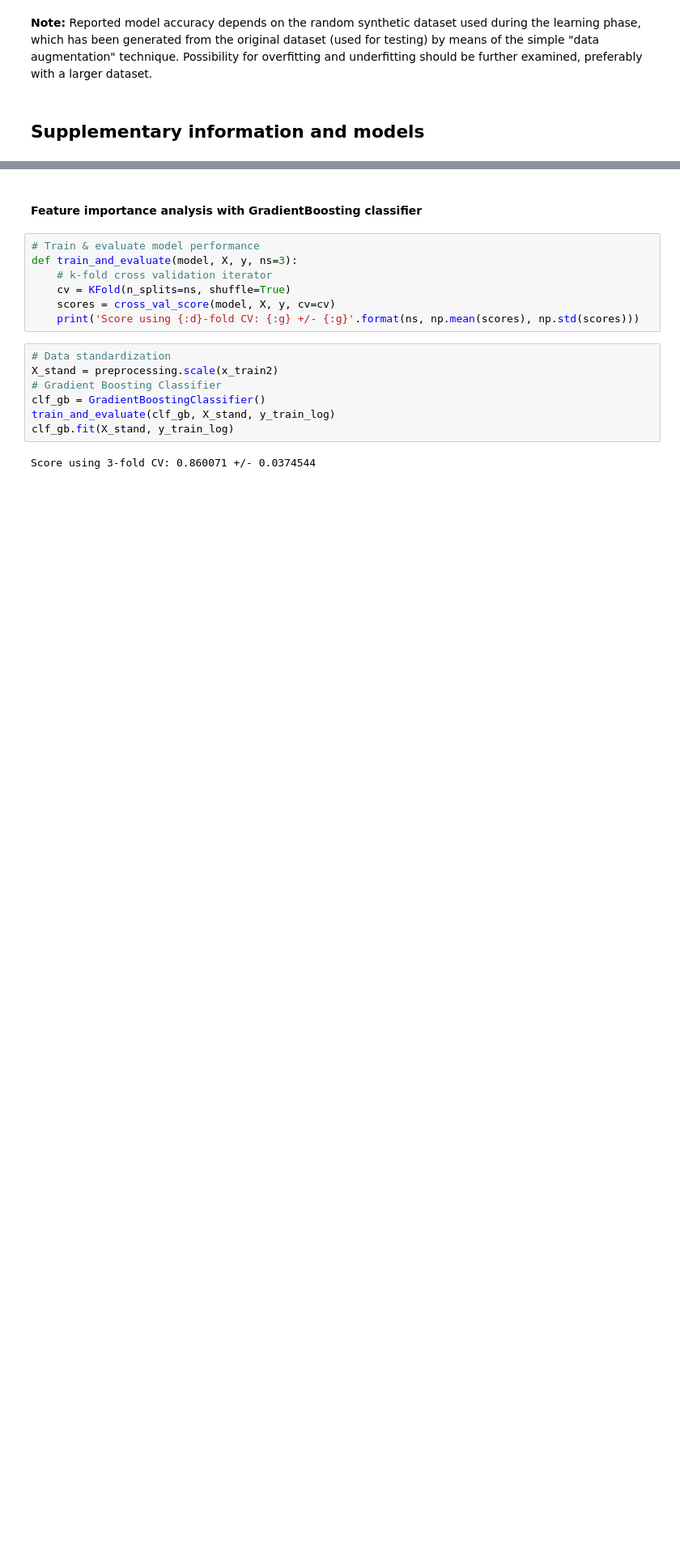
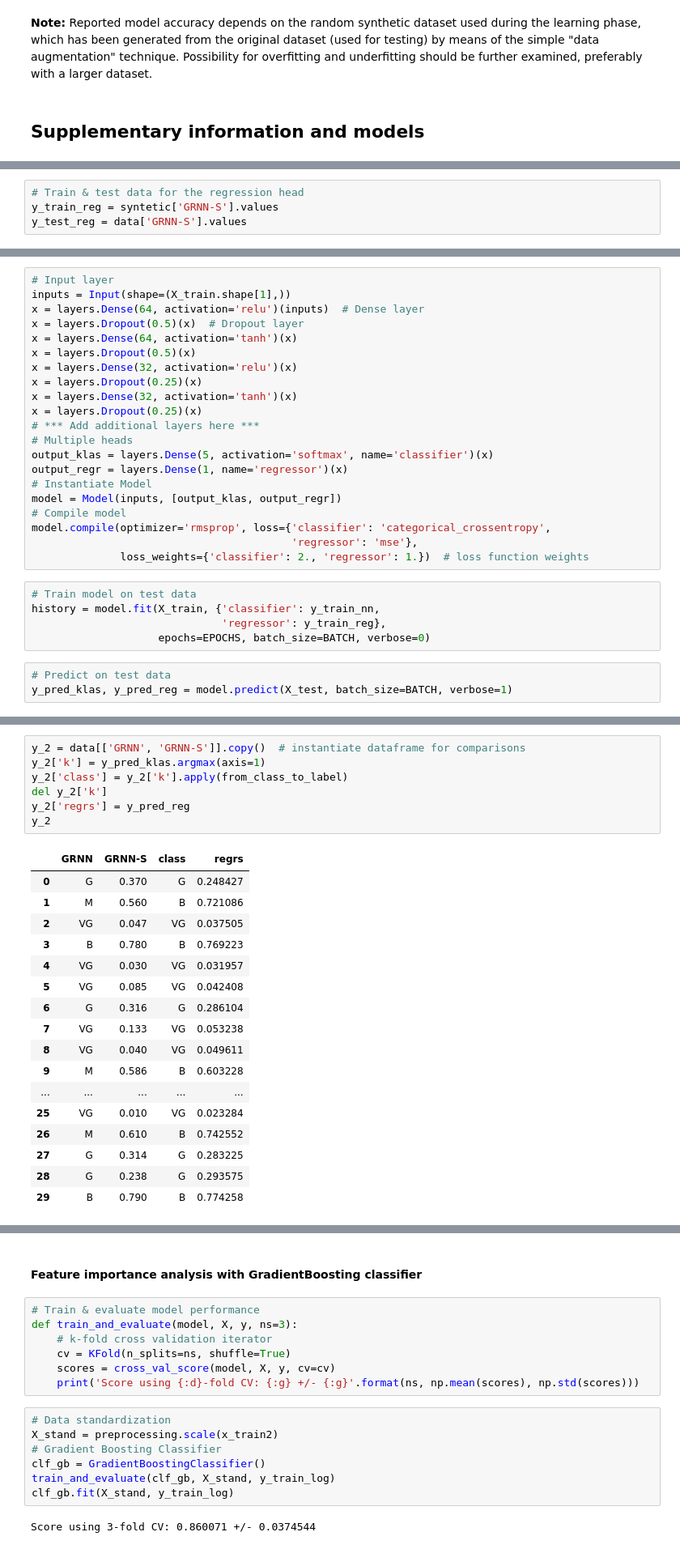
Before and after one commit to sarajcev/bayes_wide_deep, a Jupyter notebook: bayes-wide-deep-multiclass.ipynb, the cells around one changed output, grey strips where cells are left out. Shown at 81% size. Drawn from its saved outputs; the diff is of its cells as text; blank space fills up the shorter version.

Commit message:
Added deep neural network with multiple heads (regression and multi-class classification).

```diff
--- a/bayes-wide-deep-multiclass.ipynb
+++ b/bayes-wide-deep-multiclass.ipynb
@@ -838,0 +843,4 @@ y_t
+# %%
+# Train & test data for the regression head
+y_train_reg = syntetic['GRNN-S'].values
+y_test_reg = data['GRNN-S'].values
@@ -838,0 +851,29 @@ y_t
+# %%
+# Input layer
+inputs = Input(shape=(X_train.shape[1],))
+x = layers.Dense(64, activation='relu')(inputs)  # Dense layer
+x = layers.Dropout(0.5)(x)  # Dropout layer
+x = layers.Dense(64, activation='tanh')(x)
+x = layers.Dropout(0.5)(x)
+x = layers.Dense(32, activation='relu')(x)
+x = layers.Dropout(0.25)(x)
+x = layers.Dense(32, activation='tanh')(x)
+x = layers.Dropout(0.25)(x)
+# *** Add additional layers here ***
+# Multiple heads
+output_klas = layers.Dense(5, activation='softmax', name='classifier')(x)
+output_regr = layers.Dense(1, name='regressor')(x)
+# Instantiate Model
+model = Model(inputs, [output_klas, output_regr])
+# Compile model
+model.compile(optimizer='rmsprop', loss={'classifier': 'categorical_crossentropy',
+                                         'regressor': 'mse'},
+              loss_weights={'classifier': 2., 'regressor': 1.})  # loss function weights
+# %%
+# Train model on test data
+history = model.fit(X_train, {'classifier': y_train_nn,
+                              'regressor': y_train_reg},
+                    epochs=EPOCHS, batch_size=BATCH, verbose=0)
+# %%
+# Predict on test data
+y_pred_klas, y_pred_reg = model.predict(X_test, batch_size=BATCH, verbose=1)
@@ -838,0 +882,25 @@ y_t
+# %%
+y_2 = data[['GRNN', 'GRNN-S']].copy()  # instantiate dataframe for comparisons
+y_2['k'] = y_pred_klas.argmax(axis=1)
+y_2['class'] = y_2['k'].apply(from_class_to_label)
+del y_2['k']
+y_2['regrs'] = y_pred_reg
+y_2
+# %% [output]
+|  | GRNN | GRNN-S | class | regrs |
+| 0 | G | 0.370 | G | 0.248427 |
+| 1 | M | 0.560 | B | 0.721086 |
+| 2 | VG | 0.047 | VG | 0.037505 |
+| 3 | B | 0.780 | B | 0.769223 |
+| 4 | VG | 0.030 | VG | 0.031957 |
+| 5 | VG | 0.085 | VG | 0.042408 |
+| 6 | G | 0.316 | G | 0.286104 |
+| 7 | VG | 0.133 | VG | 0.053238 |
+| 8 | VG | 0.040 | VG | 0.049611 |
+| 9 | M | 0.586 | B | 0.603228 |
+| ... | ... | ... | ... | ... |
+| 25 | VG | 0.010 | VG | 0.023284 |
+| 26 | M | 0.610 | B | 0.742552 |
+| 27 | G | 0.314 | G | 0.283225 |
+| 28 | G | 0.238 | G | 0.293575 |
+| 29 | B | 0.790 | B | 0.774258 |
```
Also changed, not shown: parts of 8 cells of this notebook.
